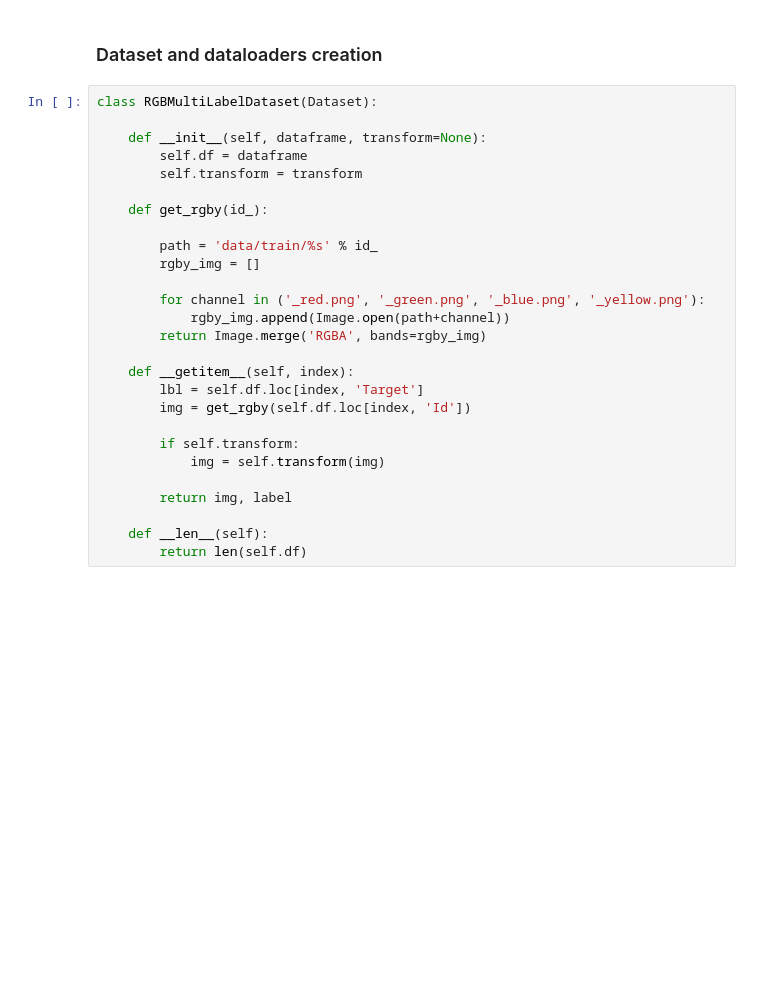
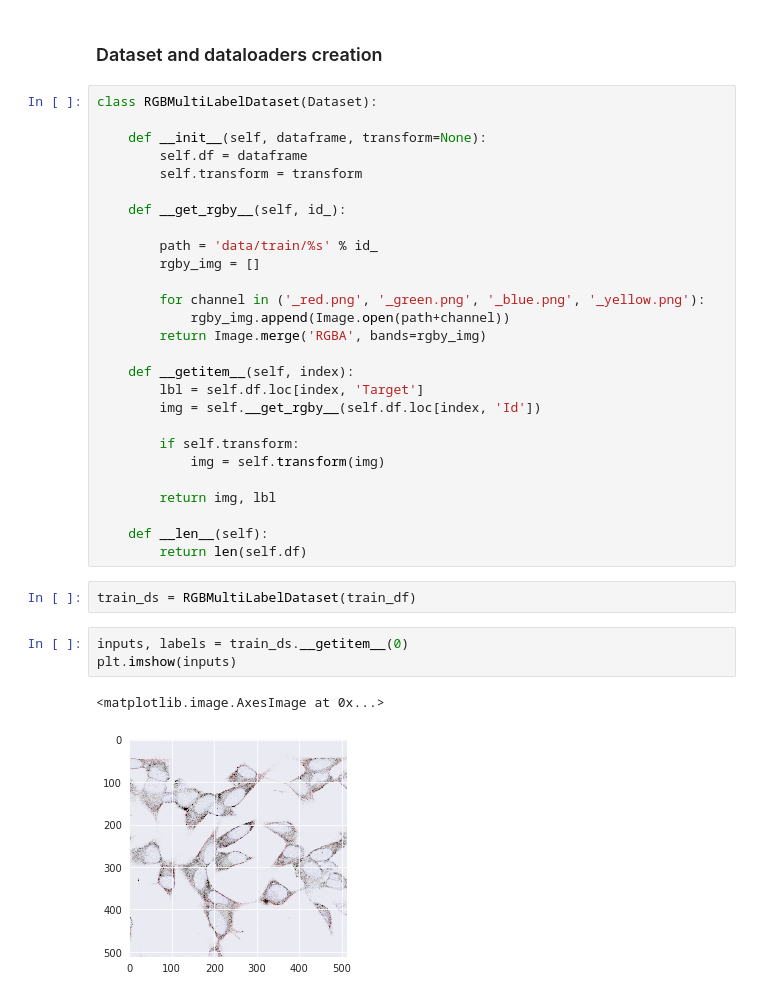
Before and after one commit to jGsch/kaggle_competitions, a Jupyter notebook: human_protain_atlas/human_protain_atlas_classification.ipynb, the cells around one changed output. Saved outputs shown, nothing was run; the diff lists cells and outputs as text; blank space fills up the shorter version.

Commit message:
correction of dataset class

```diff
--- a/human_protain_atlas/human_protain_atlas_classification.ipynb
+++ b/human_protain_atlas/human_protain_atlas_classification.ipynb
@@ -147,7 +148,7 @@ class RGBMultiLabelDataset(Dataset):
         self.df = dataframe
         self.transform = transform
 
-    def get_rgby(id_):
+    def __get_rgby__(self, id_):
 
         path = 'data/train/%s' % id_
         rgby_img = []
@@ -158,12 +159,20 @@ class RGBMultiLabelDataset(Dataset):
 
     def __getitem__(self, index):
         lbl = self.df.loc[index, 'Target']
-        img = get_rgby(self.df.loc[index, 'Id'])
+        img = self.__get_rgby__(self.df.loc[index, 'Id'])
 
         if self.transform:
             img = self.transform(img)
 
-        return img, label
+        return img, lbl
 
     def __len__(self):
         return len(self.df)
+# %%
+train_ds = RGBMultiLabelDataset(train_df)
+# %%
+inputs, labels = train_ds.__getitem__(0)
+plt.imshow(inputs)
+# %% [output]
+<matplotlib.image.AxesImage at 0x...>
+[figure, added]
```
Also changed, not shown: parts of 1 cell of this notebook.
